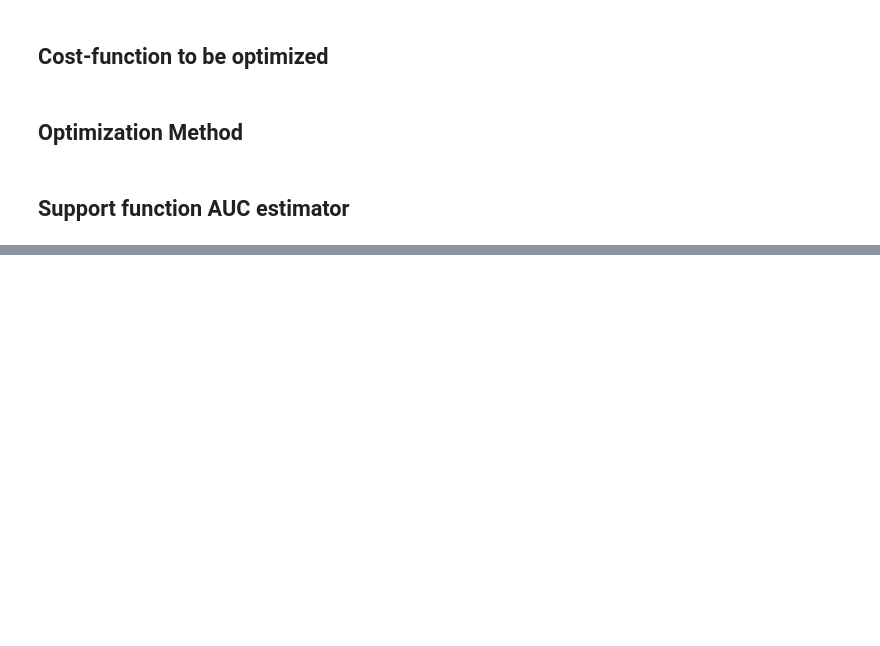
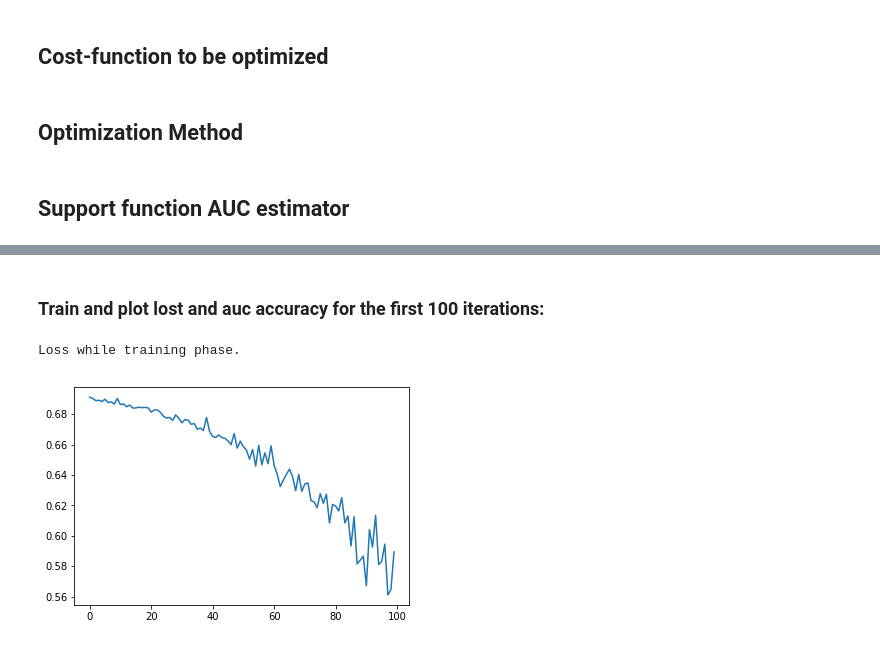
Before and after one commit to quangvu0702/sku_2_vec, a Jupyter notebook: embedding skus v1.ipynb, the cells around one changed output, grey strips where cells are left out. Saved outputs shown, nothing was run; the diff lists cells and outputs as text; code cells hidden in the pictures; blank space fills up the shorter version.

```diff
--- a/embedding skus v1.ipynb
+++ b/embedding skus v1.ipynb
@@ -147,0 +263,3 @@ optimizer = tf.train.AdamOptimizer(learning_rate=1e-4).minimize(loss)
+# %%
+losses = list()
+aucs = list()
@@ -147,0 +279,2 @@ optimizer = tf.train.AdamOptimizer(learning_rate=1e-4).minimize(loss)
+# %% [markdown]
+### Train and plot lost and auc accuracy for the first 100 iterations:
@@ -147,0 +283,7 @@ optimizer = tf.train.AdamOptimizer(learning_rate=1e-4).minimize(loss)
+# %%
+plt.plot(list(range(len(losses))), losses)
+print("Loss while training phase.")
+plt.show()
+# %% [output]
+Loss while training phase.
+[figure, added]
```
Also changed, not shown: parts of 28 cells of this notebook, 2 other files.
